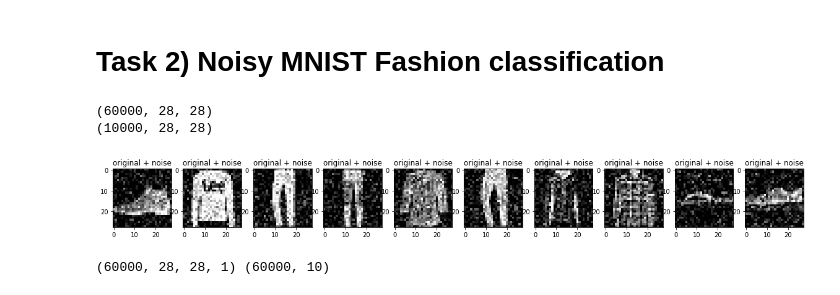
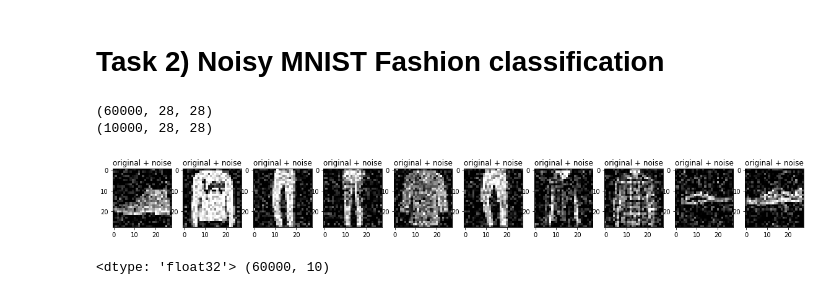
Before and after one commit to VilleTilj/Course-assignments, a Jupyter notebook: Pattern-recognition-and-machine-learning/Week4/Exercise4.ipynb, the cells around one changed output. Cells and saved outputs as stored; diff of their text form; code cells hidden in the pictures.

```diff
--- a/Pattern-recognition-and-machine-learning/Week4/Exercise4.ipynb
+++ b/Pattern-recognition-and-machine-learning/Week4/Exercise4.ipynb
@@ -38,39 +38,39 @@ fashion_mnist = tf.keras.datasets.fashion_mnist
 train_images = train_images / 255.0
 
 test_images = test_images / 255.0
 
 print (train_images.shape)
 print (test_images.shape)
 
 # From lectures: Let's add that magical one dimension of keep TF happy
 train_images = train_images[..., tf.newaxis]
 test_images = test_images[..., tf.newaxis]
 
 noise_factor = 0.2
 train_images_noisy = train_images + noise_factor * tf.random.normal(shape=train_images.shape)
 test_images_noisy = test_images + noise_factor * tf.random.normal(shape=test_images.shape)
 
 # Make sure values still in (0,1)
-train_imagse_noisy = tf.clip_by_value(train_images_noisy, clip_value_min=0., clip_value_max=1.)
+train_images_noisy = tf.clip_by_value(train_images_noisy, clip_value_min=0., clip_value_max=1.)
 test_images_noisy = tf.clip_by_value(test_images_noisy, clip_value_min=0., clip_value_max=1.)
 
 # Print examples..
 n = 10
 plt.figure(figsize=(20, 2))
 for i in range(n):
     ax = plt.subplot(1, n, i + 1)
     plt.title("original + noise")
     plt.imshow(tf.squeeze(test_images_noisy[i]))
     plt.gray()
 plt.show()
 # %% [output]
 (60000, 28, 28)
 (10000, 28, 28)
-[figure, old version]
+[figure, new version]
 # %%
-print(train_images.shape, np.eye(10)[train_labels].shape)
+print(train_images_noisy.dtype, np.eye(10)[train_labels].shape)
 # %% [output]
-(60000, 28, 28, 1) (60000, 10)
+<dtype: 'float32'> (60000, 10)
 # %%
 #Task 2, part 3 defining CNN classification model.
 
```
Also changed, not shown: parts of 10 cells of this notebook.
